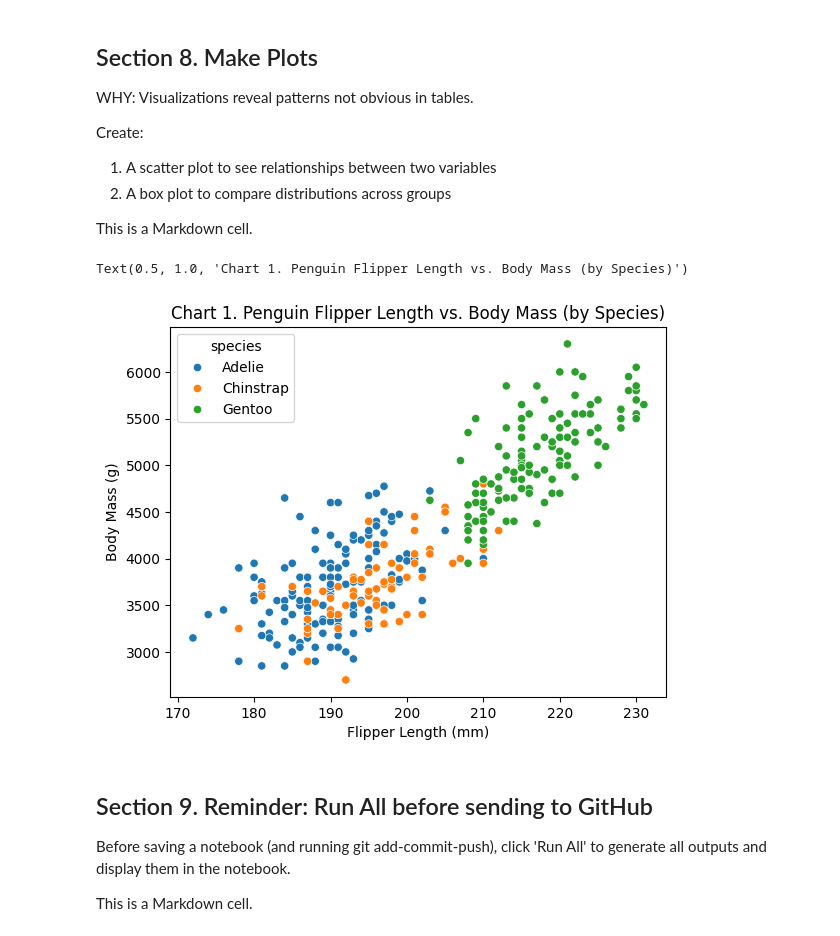
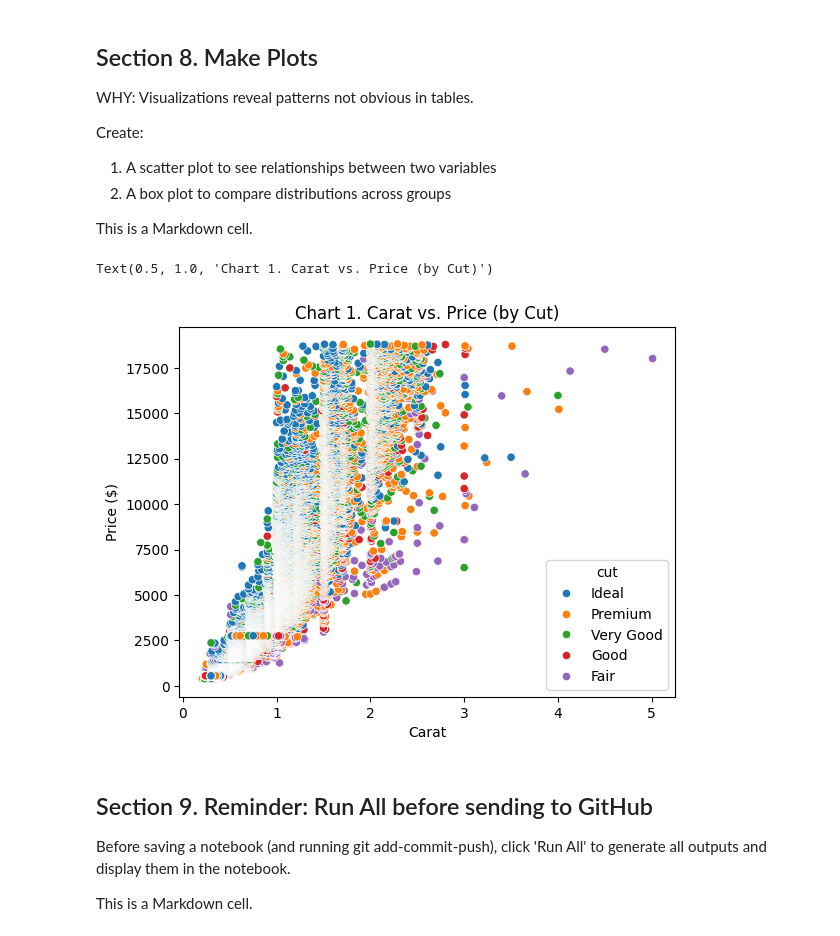
Before and after one commit to jugurthakacimi/datafun-04-notebooks, a Jupyter notebook: notebooks/eda_jugurtha.ipynb, the cells around one changed output. Drawn from its saved outputs; the diff is of its cells as text; code cells hidden in the pictures.

Commit message:
Created notebook with diamond data

```diff
--- a/notebooks/eda_jugurtha.ipynb
+++ b/notebooks/eda_jugurtha.ipynb
@@ -72,12 +65,10 @@ WHY: Before analysis, load the data to confirm:
 
 This is a Markdown cell.
 # %%
-# Python cell
-
-# Load the penguins dataset from Seaborn
+# Load the diamonds dataset from Seaborn
 # Into a pandas DataFrame (2D table)
-penguins_df: pd.DataFrame = sns.load_dataset("penguins")
+diamonds_df: pd.DataFrame = sns.load_dataset("diamonds")
 
 # Preview the first few rows
-penguins_df.head()
+diamonds_df.head()
 # %% [output]
@@ -193,10 +190,10 @@ This is a Markdown cell.
 # Section 5 Python cell
 
 # Create a clean view by dropping rows with any missing values
-penguins_clean: pd.DataFrame = penguins_df.dropna()
+diamonds_clean: pd.DataFrame = diamonds_df.dropna()
 
 # Compare sizes
-print(f"Original dataset: {len(penguins_df)} rows")
-print(f"Clean dataset: {len(penguins_clean)} rows")
-print(f"Rows removed: {len(penguins_df) - len(penguins_clean)}")
+print(f"Original dataset: {len(diamonds_df)} rows")
+print(f"Clean dataset: {len(diamonds_clean)} rows")
+print(f"Rows removed: {len(diamonds_df) - len(diamonds_clean)}")
 # %% [output]
@@ -317,23 +317,23 @@ This is a Markdown cell.
 # %%
 # Section 8 Python cell - use "Run All" so prior cells are executed first.
 
-# Create a scatter plot of penguin flipper length vs. body mass
+# Create a scatter plot of diamond carat vs. price
 # We need to know our dataset column names so we can use them to set x, y, and hue (color)
 scatter_plt: Axes = sns.scatterplot(
-    data=penguins_clean, x="flipper_length_mm", y="body_mass_g", hue="species"
+    data=diamonds_clean, x="carat", y="price", hue="cut",
 )
 
 # Set axis labels using the Matplotlib Axes methods set_xlabel() and set_ylabel()
-scatter_plt.set_xlabel("Flipper Length (mm)")
-scatter_plt.set_ylabel("Body Mass (g)")
+scatter_plt.set_xlabel("Carat")
+scatter_plt.set_ylabel("Price ($)")
 
 # Set the title using the Matplotlib Axes set_title() method
-scatter_plt.set_title("Chart 1. Penguin Flipper Length vs. Body Mass (by Species)")
+scatter_plt.set_title("Chart 1. Carat vs. Price (by Cut)")
 
 # Run by clicking Run All in the Menu up top
 # %% [output]
-Text(0.5, 1.0, 'Chart 1. Penguin Flipper Length vs. Body Mass (by Species)')
+Text(0.5, 1.0, 'Chart 1. Carat vs. Price (by Cut)')
-[figure, old version]
+[figure, new version]
 # %% [markdown]
 ## Section 9. Reminder: Run All before sending to GitHub
 
```
Also changed, not shown: parts of 12 cells of this notebook.
